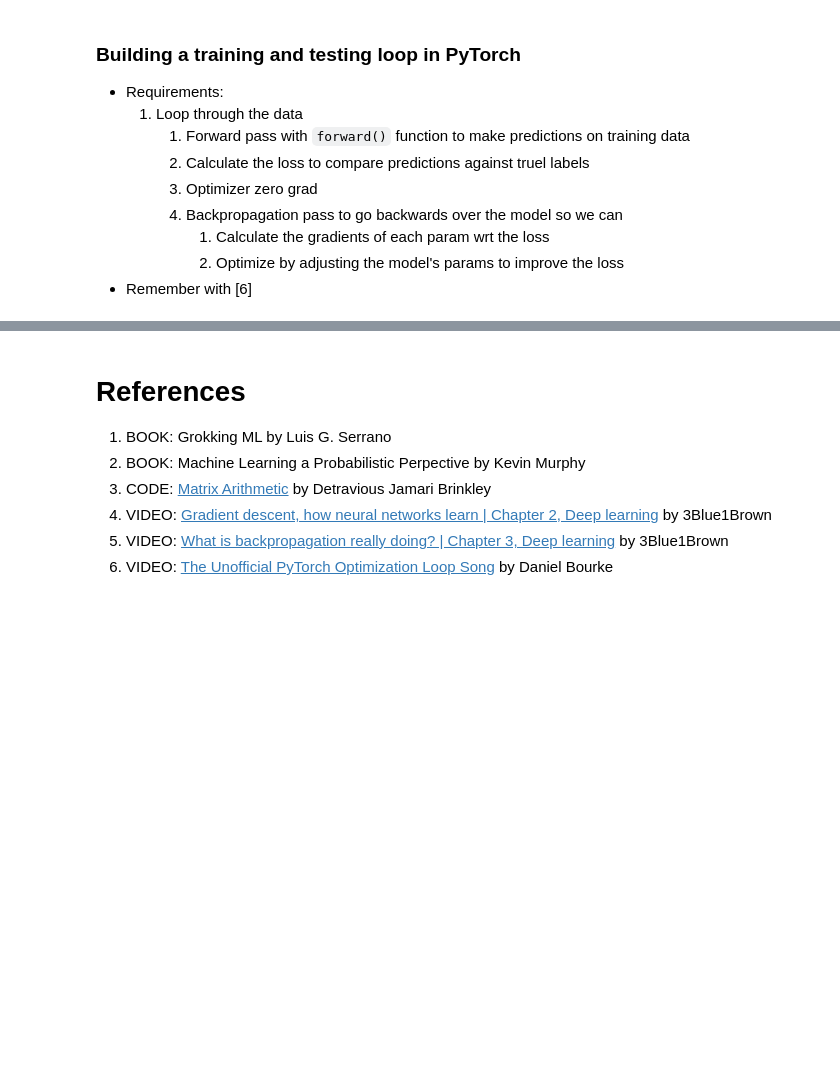
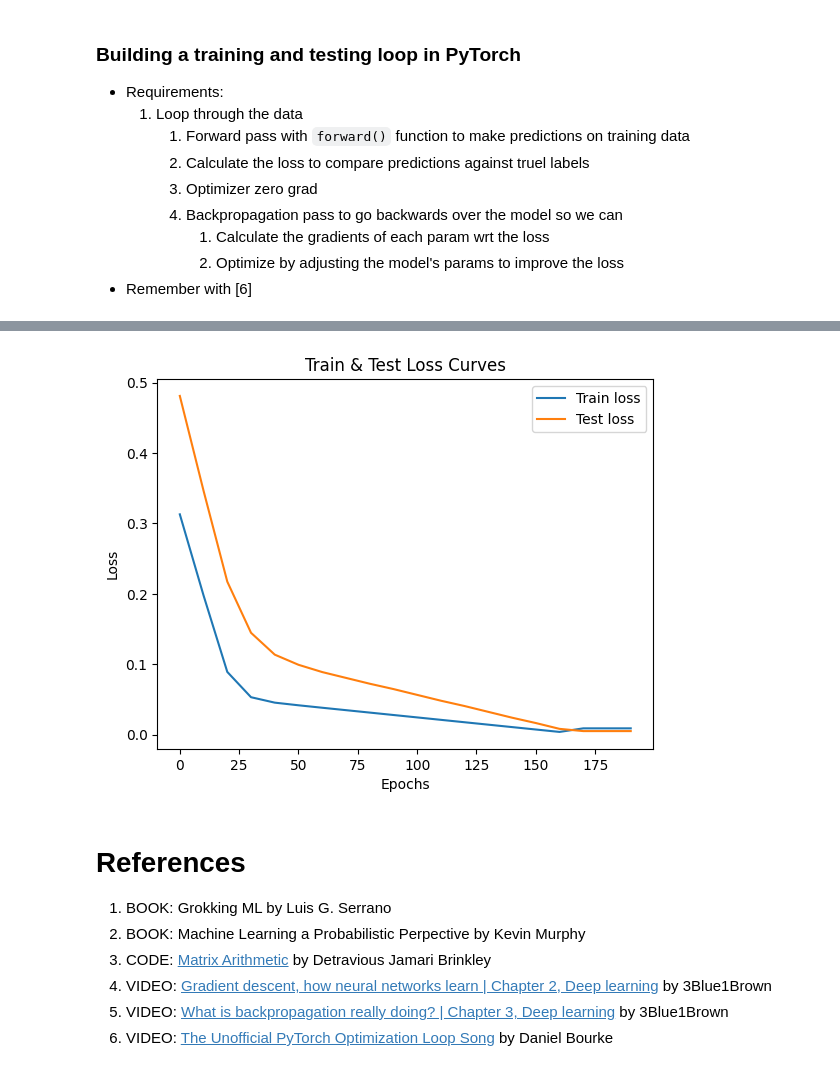
Before and after one commit to Brinkley97/tutorial-coding_languages_and_libraries, a Jupyter notebook: py_torch/workflow.ipynb, the cells around one changed output, grey strips where cells are left out. Saved outputs shown, nothing was run; the diff lists cells and outputs as text; code cells hidden in the pictures; blank space fills up the shorter version.

Commit message:
created train test loss curves

```diff
--- a/py_torch/workflow.ipynb
+++ b/py_torch/workflow.ipynb
@@ -208,7 +251,12 @@ optimizer = torch.optim.SGD(params=linear_regression_model.parameters(), lr=0.01
 # %%
 # #times to loop through the training
 # Hyperparameter
-epochs = 100
+epochs = 200
+
+# Track different setups (ie: lr, etc) to compare this experiment to future experiments
+epoch_count = []
+train_loss_values = []
+test_loss_values = []
 
 ### Training
 # 0. Loop through the training
@@ -248,6 +296,9 @@ for epoch in range(epochs):
         test_loss = loss_fn(lr_test_y_preds, y_test)
 
     if epoch % 10 == 0:
+        epoch_count.append(epoch)
         print(f"Epoch: {epoch} | Train loss: {train_loss} | Test loss: {test_loss}")
         print(f"Parameters: {linear_regression_model.state_dict()}")
+        train_loss_values.append(train_loss)
+        test_loss_values.append(test_loss)
         # print()
@@ -254,3 +343,13 @@ for epoch in range(epochs):
+# %%
+# Plot the loss curves
+plt.plot(epoch_count, np.array(torch.tensor(train_loss_values).numpy()), label="Train loss")
+plt.plot(epoch_count, test_loss_values, label="Test loss")
+plt.title("Train & Test Loss Curves")
+plt.ylabel("Loss")
+plt.xlabel("Epochs")
+plt.legend();
+# %% [output]
+[figure, added]
 # %%
 plot_predictions(predictions=lr_y_preds)
 # %%
```
Also changed, not shown: parts of 9 cells of this notebook.
